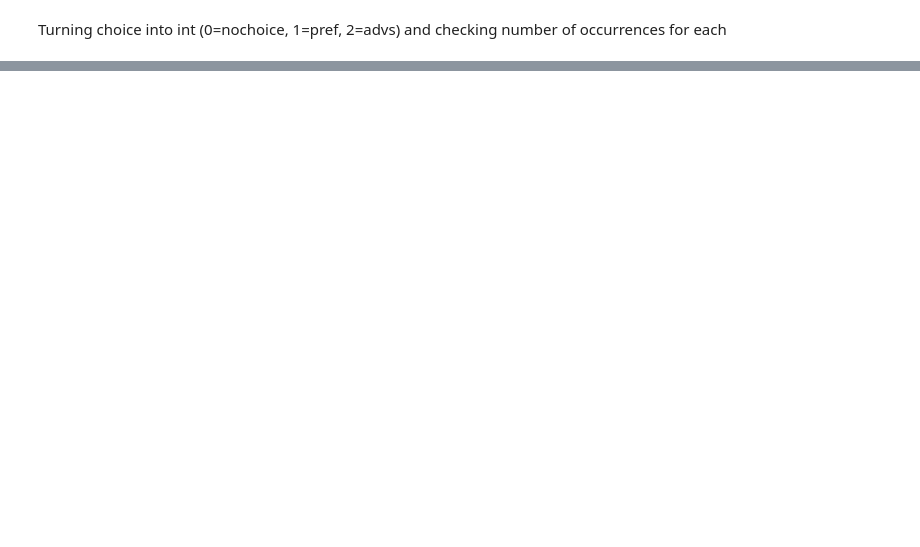
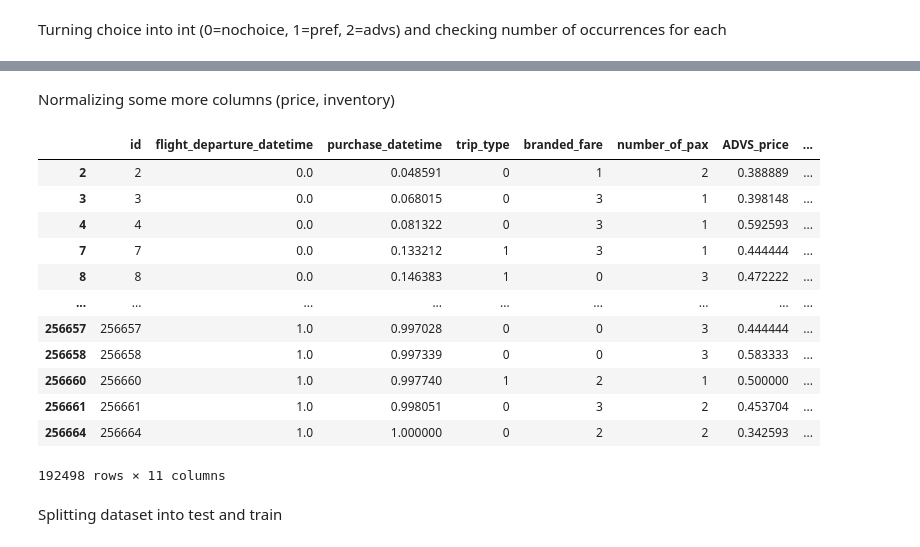
Before and after one commit to cw118/codeml2024, a Jupyter notebook: air_canada.ipynb, the cells around one changed output, grey strips where cells are left out. Drawn from its saved outputs; the diff is of its cells as text; code cells hidden in the pictures; blank space fills up the shorter version.

Commit message:
chore: split into testing and training set, normalized and oversampled

```diff
--- a/air_canada.ipynb
+++ b/air_canada.ipynb
@@ -104,0 +136,25 @@ Name: count, dtype: int64
+# %% [markdown]
+Normalizing some more columns (price, inventory)
+# %%
+df['ADVS_price'] = MinMaxScaler().fit_transform(df[['ADVS_price']])
+df['PREF_price'] = MinMaxScaler().fit_transform(df[['PREF_price']])
+df['ADVS_inventory'] = MinMaxScaler().fit_transform(df[['ADVS_inventory']])
+df['PREF_inventory'] = MinMaxScaler().fit_transform(df[['PREF_inventory']])
+
+df
+# %% [output]
+|  | id | flight_departure_datetime | purchase_datetime | trip_type | branded_fare | number_of_pax | ADVS_price | ... |
+| 2 | 2 | 0.0 | 0.048591 | 0 | 1 | 2 | 0.388889 | ... |
+| 3 | 3 | 0.0 | 0.068015 | 0 | 3 | 1 | 0.398148 | ... |
+| 4 | 4 | 0.0 | 0.081322 | 0 | 3 | 1 | 0.592593 | ... |
+| 7 | 7 | 0.0 | 0.133212 | 1 | 3 | 1 | 0.444444 | ... |
+| 8 | 8 | 0.0 | 0.146383 | 1 | 0 | 3 | 0.472222 | ... |
+| ... | ... | ... | ... | ... | ... | ... | ... | ... |
+| 256657 | 256657 | 1.0 | 0.997028 | 0 | 0 | 3 | 0.444444 | ... |
+| 256658 | 256658 | 1.0 | 0.997339 | 0 | 0 | 3 | 0.583333 | ... |
+| 256660 | 256660 | 1.0 | 0.997740 | 1 | 2 | 1 | 0.500000 | ... |
+| 256661 | 256661 | 1.0 | 0.998051 | 0 | 3 | 2 | 0.453704 | ... |
+| 256664 | 256664 | 1.0 | 1.000000 | 0 | 2 | 2 | 0.342593 | ... |
+192498 rows × 11 columns
+# %% [markdown]
+Splitting dataset into test and train
```
Also changed, not shown: parts of 8 cells of this notebook.
